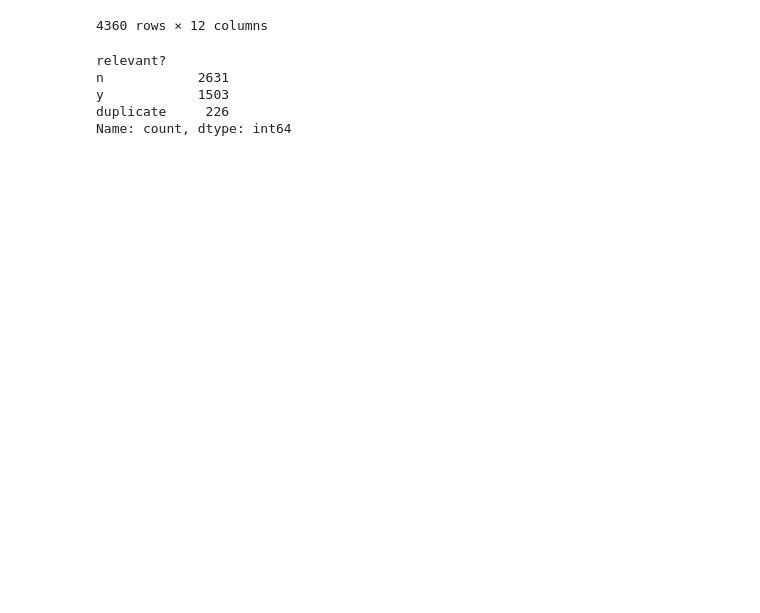
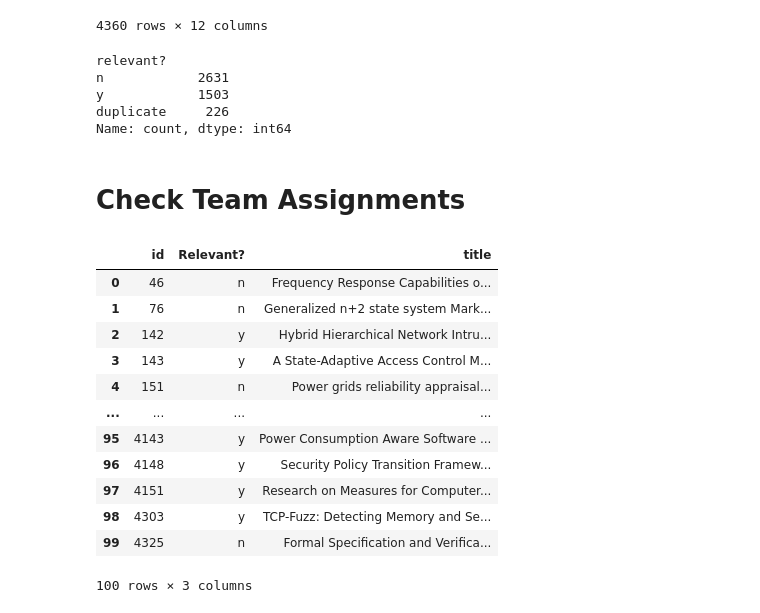
Before and after one commit to mstadler-jku/literature-search-tool-SLR, a Jupyter notebook: src/main/python/at/jku/scsl/main/03_manual_parse_title.ipynb, the cells around one changed output. Drawn from its saved outputs; the diff is of its cells as text; code cells hidden in the pictures; blank space fills up the shorter version.

```diff
--- a/src/main/python/at/jku/scsl/main/03_manual_parse_title.ipynb
+++ b/src/main/python/at/jku/scsl/main/03_manual_parse_title.ipynb
@@ -137,0 +142,23 @@ Name: count, dtype: int64
+# %% [markdown]
+# Check Team Assignments
+# %%
+df_sam = pd.read_csv(os.path.join('input', '03_manual_parse_title_team', '01_rnd_set_clear_exclusion_SAM.csv'),
+                     delimiter=';')
+df_mike = pd.read_csv(os.path.join('input', '03_manual_parse_title_team', '02_rnd_set_clear_exclusion_MIKE.csv'),
+                      delimiter=';', encoding='cp1252')
+df_mv = pd.read_csv(os.path.join('input', '03_manual_parse_title_team', '03_rnd_set_clear_exclusion_MV.csv'),
+                    delimiter=';', encoding='cp1252')
+# %% [output]
+|  | id | Relevant? | title |
+| 0 | 46 | n | Frequency Response Capabilities o... |
+| 1 | 76 | n | Generalized n+2 state system Mark... |
+| 2 | 142 | y | Hybrid Hierarchical Network Intru... |
+| 3 | 143 | y | A State-Adaptive Access Control M... |
+| 4 | 151 | n | Power grids reliability appraisal... |
+| ... | ... | ... | ... |
+| 95 | 4143 | y | Power Consumption Aware Software ... |
+| 96 | 4148 | y | Security Policy Transition Framew... |
+| 97 | 4151 | y | Research on Measures for Computer... |
+| 98 | 4303 | y | TCP-Fuzz: Detecting Memory and Se... |
+| 99 | 4325 | n | Formal Specification and Verifica... |
+100 rows × 3 columns
```
Also changed, not shown: parts of 7 cells of this notebook, 4 other files.
